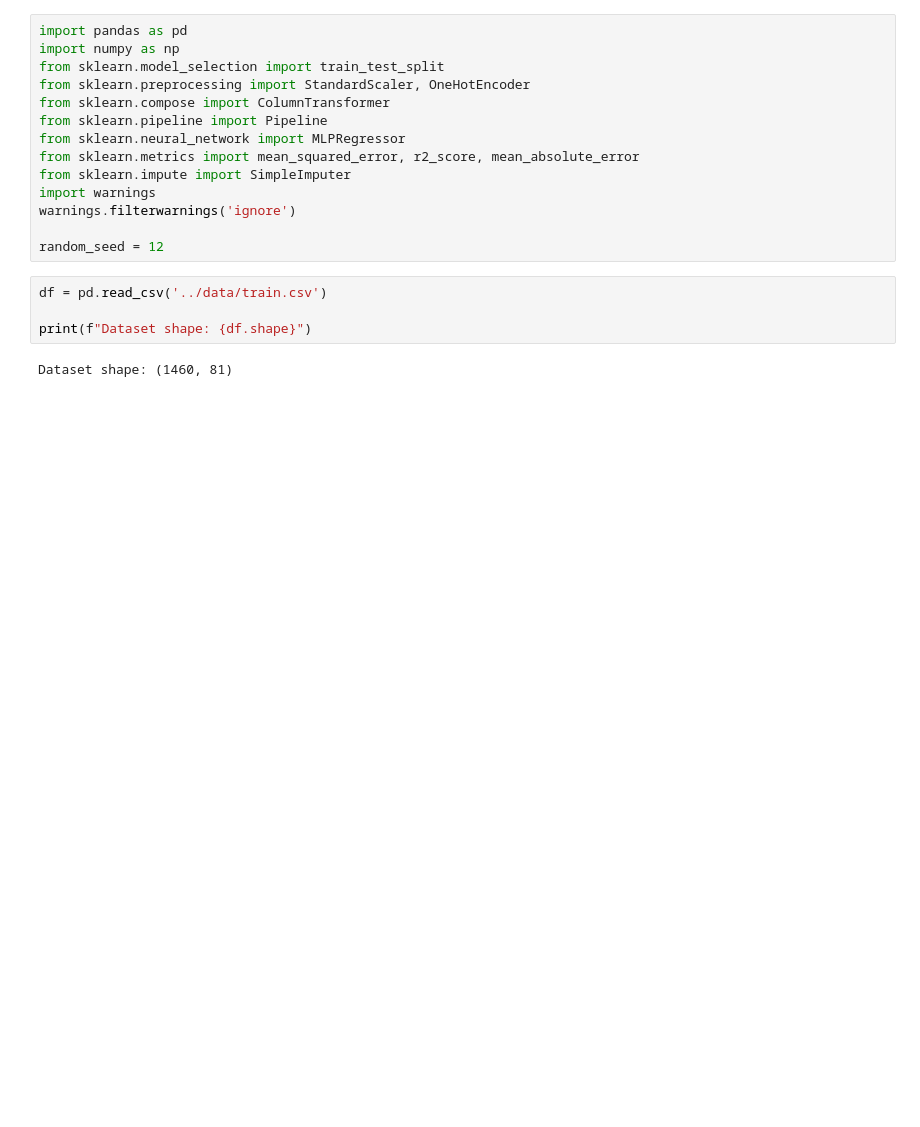
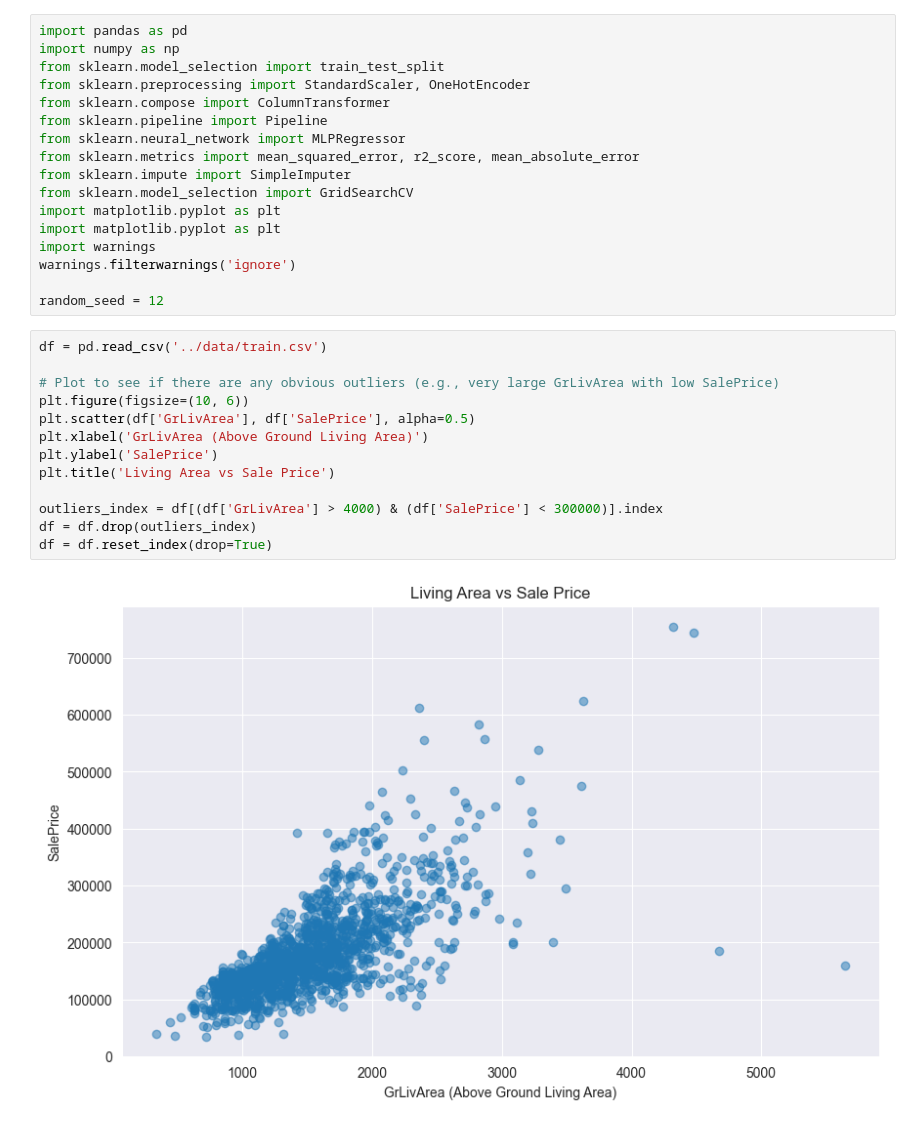
Before and after one commit to haydenpham/CS4120-MLProject, a Jupyter notebook: project/models/regression_nn.ipynb, the cells around one changed output. Drawn from its saved outputs; the diff is of its cells as text; blank space fills up the shorter version.

Commit message:
Add: Plot 2 and Plot 4

```diff
--- a/project/models/regression_nn.ipynb
+++ b/project/models/regression_nn.ipynb
@@ -8,6 +8,9 @@ from sklearn.pipeline import Pipeline
 from sklearn.neural_network import MLPRegressor
 from sklearn.metrics import mean_squared_error, r2_score, mean_absolute_error
 from sklearn.impute import SimpleImputer
+from sklearn.model_selection import GridSearchCV
+import matplotlib.pyplot as plt
+import matplotlib.pyplot as plt
 import warnings
 warnings.filterwarnings('ignore')
 
@@ -15,9 +18,18 @@ random_seed = 12
 # %%
 df = pd.read_csv('../data/train.csv')
 
-print(f"Dataset shape: {df.shape}")
+# Plot to see if there are any obvious outliers (e.g., very large GrLivArea with low SalePrice)
+plt.figure(figsize=(10, 6))
+plt.scatter(df['GrLivArea'], df['SalePrice'], alpha=0.5)
+plt.xlabel('GrLivArea (Above Ground Living Area)')
+plt.ylabel('SalePrice')
+plt.title('Living Area vs Sale Price')
+
+outliers_index = df[(df['GrLivArea'] > 4000) & (df['SalePrice'] < 300000)].index
+df = df.drop(outliers_index)
+df = df.reset_index(drop=True)
 # %% [output]
-Dataset shape: (1460, 81)
+[figure, added]
 # %%
 X = df.drop(['Id', 'SalePrice'], axis=1)
 y = df['SalePrice']
```
Also changed, not shown: parts of 11 cells of this notebook, 2 other files.
